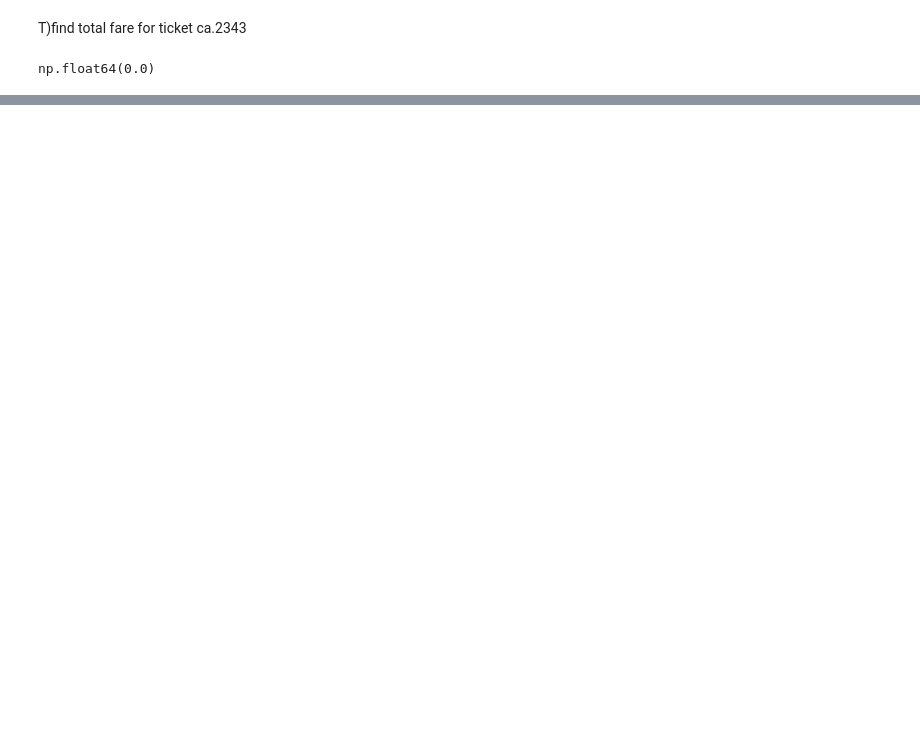
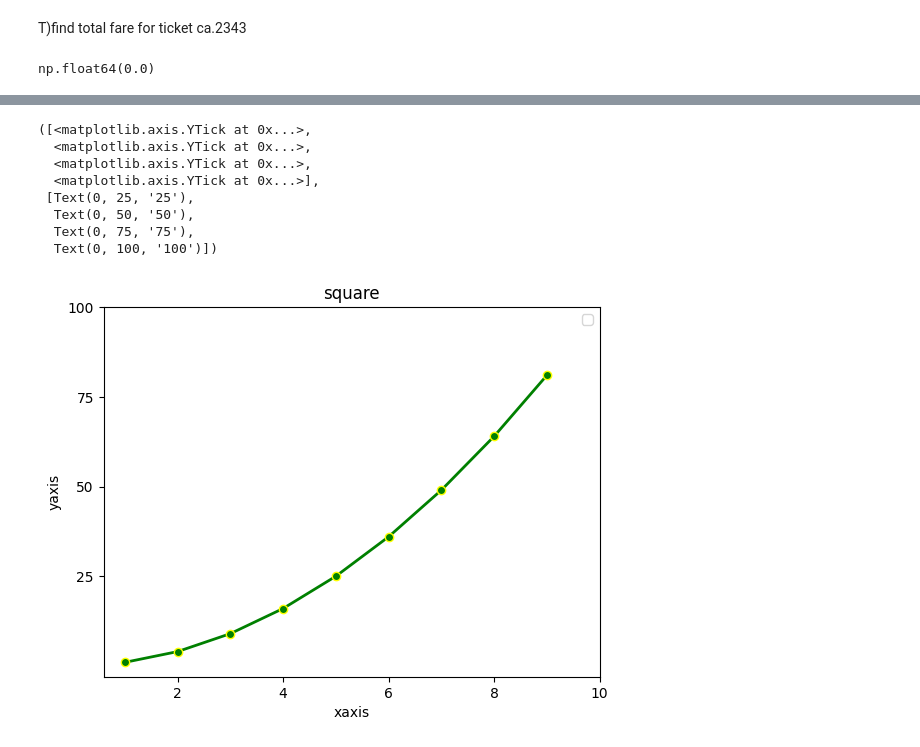
Before and after one commit to Babavalisultanshaik/first-Repo, a Jupyter notebook: titanic analysis.ipynb, the cells around one changed output, grey strips where cells are left out. Saved outputs shown, nothing was run; the diff lists cells and outputs as text; code cells hidden in the pictures; blank space fills up the shorter version.

```diff
--- a/titanic analysis.ipynb
+++ b/titanic analysis.ipynb
@@ -499,0 +621,18 @@ import seaborn as sna
+# %%
+plt.legend()
+plt.plot(x,y,color='green',linestyle= '-',linewidth=2,marker ="o",markeredgecolor ='yellow')
+plt.xlabel('xaxis')
+plt.ylabel ('yaxis')
+plt.title('square')
+plt.xticks([2,4,6,8,10])
+plt.yticks([25,50,75,100])
+# %% [output]
+([<matplotlib.axis.YTick at 0x...>,
+  <matplotlib.axis.YTick at 0x...>,
+  <matplotlib.axis.YTick at 0x...>,
+  <matplotlib.axis.YTick at 0x...>],
+ [Text(0, 25, '25'),
+  Text(0, 50, '50'),
+  Text(0, 75, '75'),
+  Text(0, 100, '100')])
+[figure, added]
```
Also changed, not shown: parts of 32 cells of this notebook.
